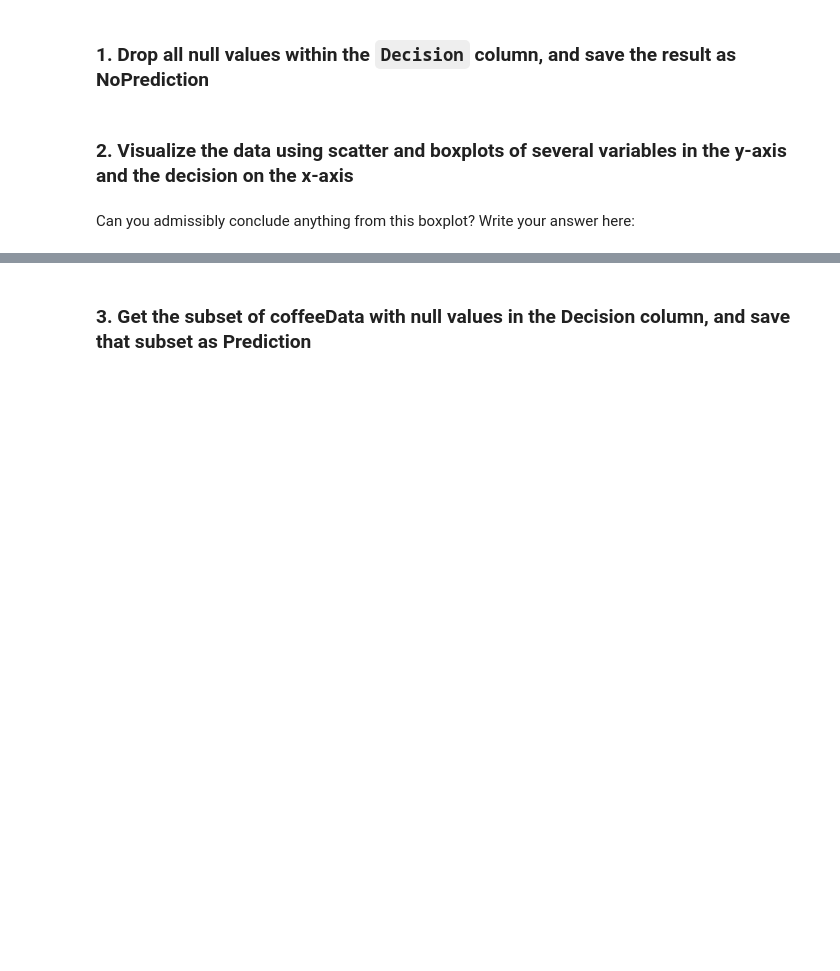
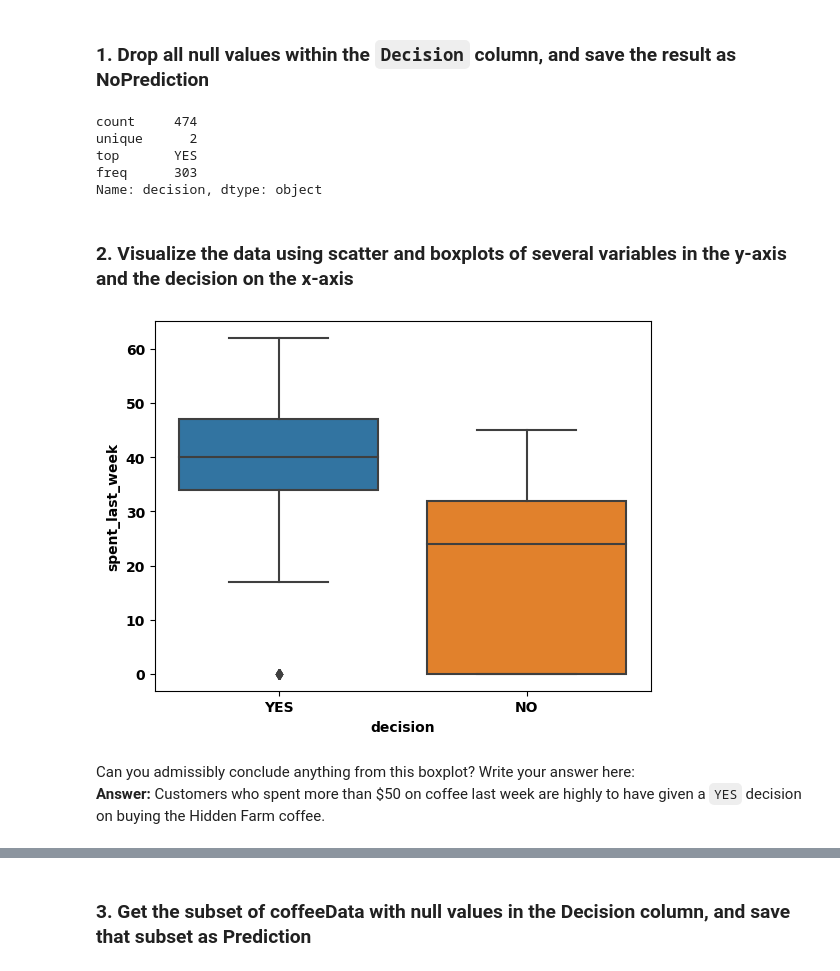
Before and after one commit to jonnross88/Springboard, a Jupyter notebook: u14_supervised_learning/Decision Tree Specialty Coffee Case Study/Springboard Decision Tree Specialty Coffee Case Study - Tier 3.ipynb, the cells around one changed output, grey strips where cells are left out. Drawn from its saved outputs; the diff is of its cells as text; code cells hidden in the pictures; blank space fills up the shorter version.

```diff
--- a/u14_supervised_learning/Decision Tree Specialty Coffee Case Study/Springboard Decision Tree Specialty Coffee Case Study - Tier 3.ipynb
+++ b/u14_supervised_learning/Decision Tree Specialty Coffee Case Study/Springboard Decision Tree Specialty Coffee Case Study - Tier 3.ipynb
@@ -245,17 +245,29 @@ To execute the train/test split properly, we need to do five things:
 # %% [markdown]
 ### 1. Drop all null values within the `Decision` column, and save the result as NoPrediction
 # %%
+
 # NoPrediction will contain all known values for the decision
 # Call dropna() on coffeeData, and store the result in a variable NOPrediction
 # Call describe() on the Decision column of NoPrediction after calling dropna() on coffeeData
-_ _ _
-_ _ _
+NOPrediction = coffeeData.drop(columns=['Gender', 'Decision'])
+NOPrediction = NOPrediction.dropna()
+NOPrediction.decision.describe().T
+# %% [output]
+count     474
+unique      2
+top       YES
+freq      303
+Name: decision, dtype: object
 # %% [markdown]
 ### 2. Visualize the data using scatter and boxplots of several variables in the y-axis and the decision on the x-axis
 # %%
 # Exploring our new NOPrediction dataset
 # Make a boxplot on NOPrediction where the x axis is Decision, and the y axis is spent_last_week
-_ _ _
-_ _ _
+sns.boxplot(x='decision', y='spent_last_week', data=NOPrediction)
+plt.show()
+# %% [output]
+[figure, added]
 # %% [markdown]
-Can you admissibly conclude anything from this boxplot? Write your answer here:
+Can you admissibly conclude anything from this boxplot? Write your answer here:<br>
+**Answer:**
+Customers who spent more than $50 on coffee last week are highly to have given a `YES` decision on buying the Hidden Farm coffee.
```
Also changed, not shown: parts of 10 cells of this notebook.
